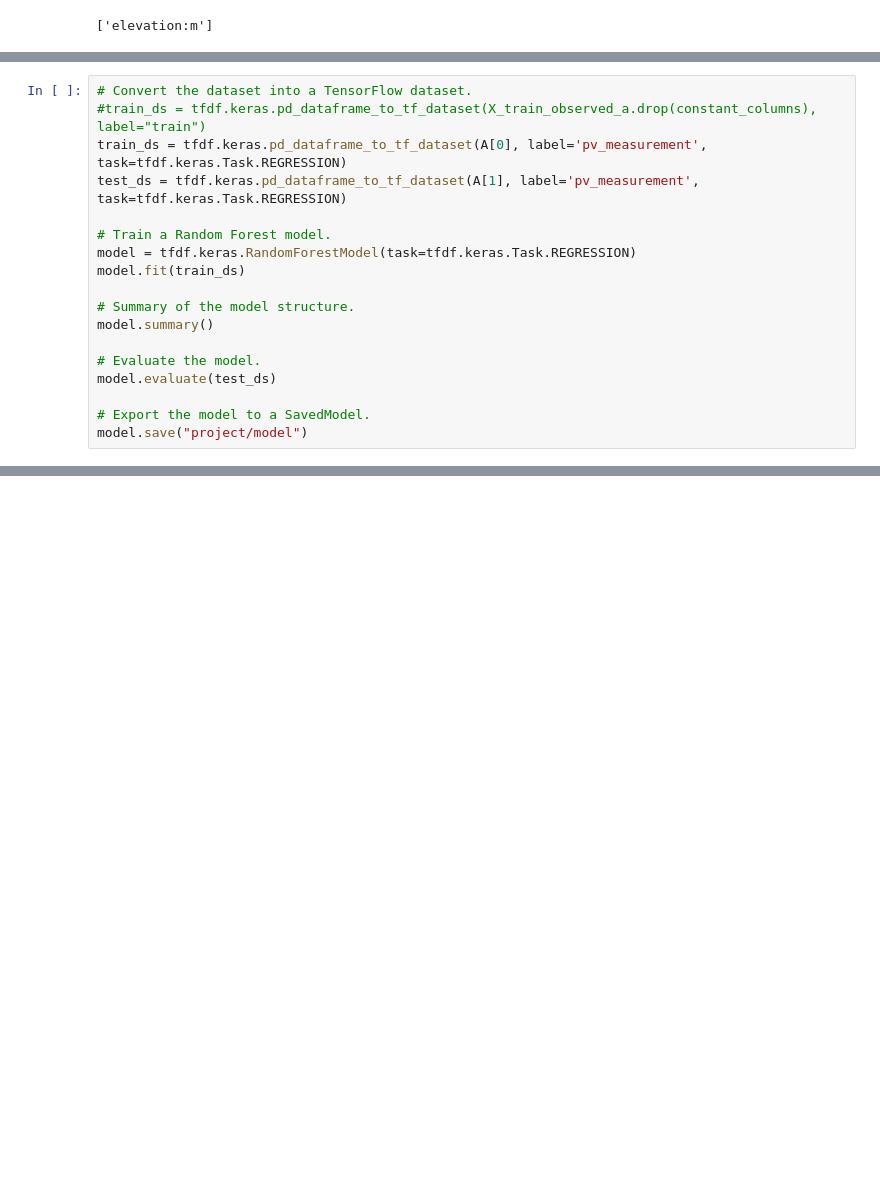
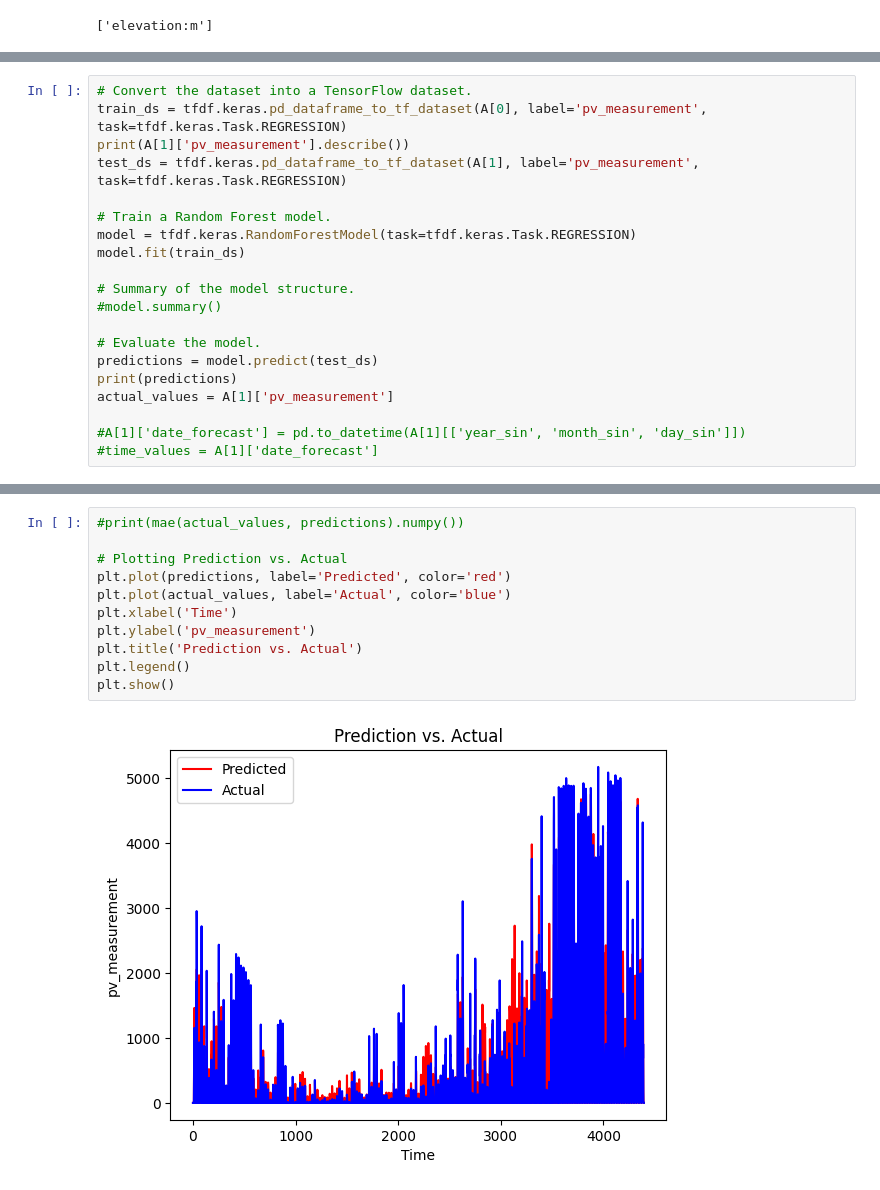
Before and after one commit to henrikmw/TDT4173-Time-Series-Forecasting, a Jupyter notebook: random_forest.ipynb, the cells around one changed output, grey strips where cells are left out. Drawn from its saved outputs; the diff is of its cells as text; blank space fills up the shorter version.

```diff
--- a/random_forest.ipynb
+++ b/random_forest.ipynb
@@ -203,7 +223,7 @@ A = appendLabel(A, train_a.fillna(0))
 # %%
 # Convert the dataset into a TensorFlow dataset.
-#train_ds = tfdf.keras.pd_dataframe_to_tf_dataset(X_train_observed_a.drop(constant_columns), label="train")
 train_ds = tfdf.keras.pd_dataframe_to_tf_dataset(A[0], label='pv_measurement', task=tfdf.keras.Task.REGRESSION)
+print(A[1]['pv_measurement'].describe())
 test_ds = tfdf.keras.pd_dataframe_to_tf_dataset(A[1], label='pv_measurement', task=tfdf.keras.Task.REGRESSION)
 
 # Train a Random Forest model.
@@ -211,11 +231,13 @@ model = tfdf.keras.RandomForestModel(task=tfdf.keras.Task.REGRESSION)
 model.fit(train_ds)
 
 # Summary of the model structure.
-model.summary()
+#model.summary()
 
 # Evaluate the model.
-model.evaluate(test_ds)
+predictions = model.predict(test_ds)
+print(predictions)
+actual_values = A[1]['pv_measurement']
 
-# Export the model to a SavedModel.
-model.save("project/model")
+#A[1]['date_forecast'] = pd.to_datetime(A[1][['year_sin', 'month_sin', 'day_sin']])
+#time_values = A[1]['date_forecast']
 # %% [output]
@@ -247,0 +272,13 @@ INFO:tensorflow:Assets written to: project/model/assets
+# %%
+#print(mae(actual_values, predictions).numpy())
+
+# Plotting Prediction vs. Actual
+plt.plot(predictions, label='Predicted', color='red')
+plt.plot(actual_values, label='Actual', color='blue')
+plt.xlabel('Time')
+plt.ylabel('pv_measurement')
+plt.title('Prediction vs. Actual')
+plt.legend()
+plt.show()
+# %% [output]
+[figure, added]
```
Also changed, not shown: parts of 11 cells of this notebook.
